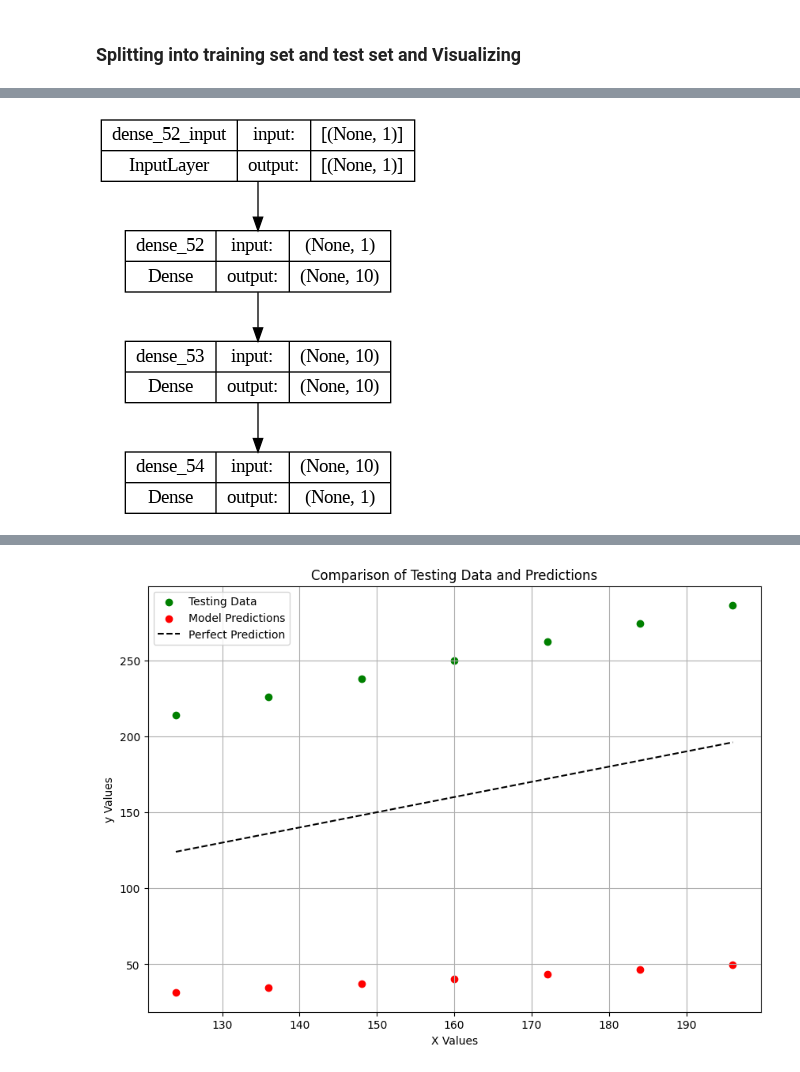
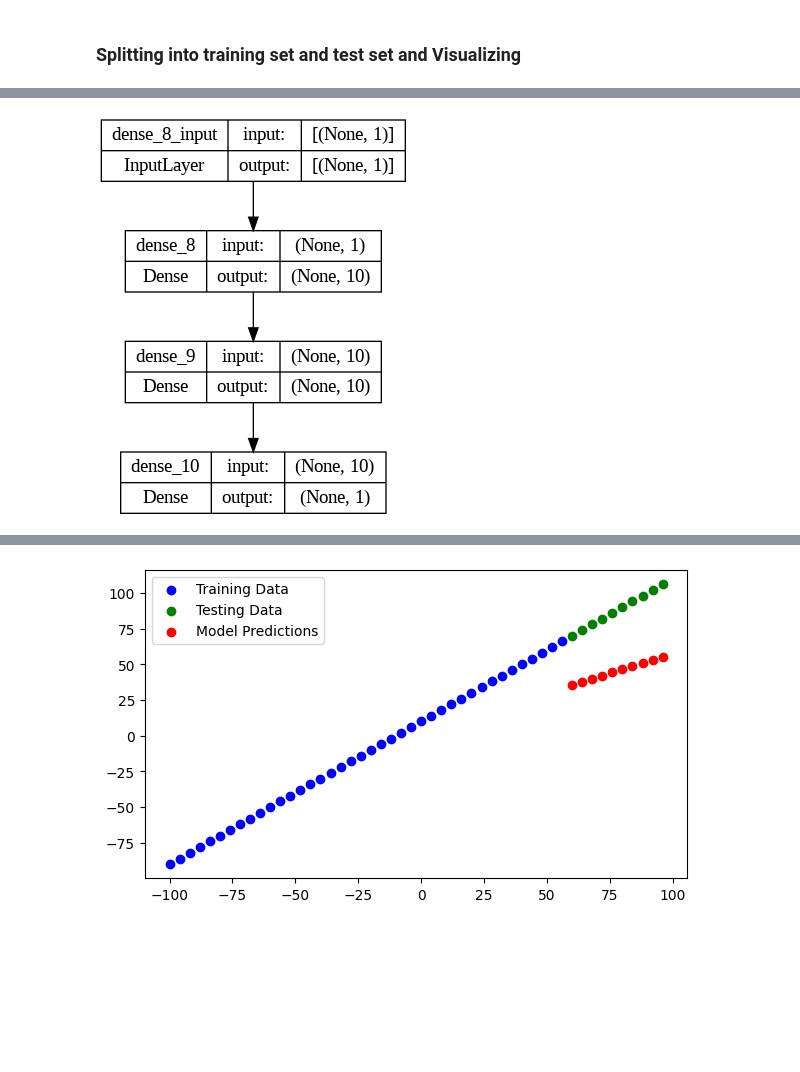
Before and after one commit to Prajwal-ak-0/AI, a Jupyter notebook: 1_Neural_network_regression.ipynb, the cells around one changed output, grey strips where cells are left out. Saved outputs shown, nothing was run; the diff lists cells and outputs as text; code cells hidden in the pictures; blank space fills up the shorter version.

```diff
--- a/1_Neural_network_regression.ipynb
+++ b/1_Neural_network_regression.ipynb
@@ -80,6 +80,6 @@ y_pred
 # %%
-X = np.arange(-200, 200, 12)
-y = np.arange(-110, 290, 12)
+X = np.arange(-100, 100, 4)
+y = np.arange(-90, 110, 4)
 
-y == X + 90, X.shape, len(y)
+X,y, y == X+10
 # %% [output]
@@ -92,10 +101,10 @@ y == X + 90, X.shape, len(y)
 # %% [markdown]
 ### Splitting into training set and test set and Visualizing
 # %%
-X_train = X[:27]
-y_train = y[:27]
-X_test = X[27:]
-y_test = y[27:]
+X_train = X[:40]
+y_train = y[:40]
+X_test = X[40:]
+y_test = y[40:]
 
 len(X_train), len(X_test)
 # %% [output]
@@ -163,23 +172,14 @@ _________________________________________________________________
 from tensorflow.keras.utils import plot_model
 plot_model(model, show_shapes=True)
 # %% [output]
-[figure, old version]
+[figure, new version]
 # %%
 y_pred = model.predict(X_test)
 
-plt.figure(figsize=(10, 7))
-
+plt.figure(figsize=(7,4))
+plt.scatter(X_train, y_train, c='b', label='Training Data')
 plt.scatter(X_test, y_test, c='g', label='Testing Data')
 plt.scatter(X_test, y_pred, c='r', label='Model Predictions')
-
-plt.plot(X_test, X_test, color='black', linestyle='--', label='Perfect Prediction')  # Adjust line style as needed
-
-plt.xlabel('X Values')
-plt.ylabel('y Values')
-plt.title('Comparison of Testing Data and Predictions')
-
 plt.legend()
-
-plt.grid(True)
 plt.show()
 # %% [output]
@@ -187,4 +187,4 @@ plt.show()
-[figure, old version]
+[figure, new version]
 # %%
 model.evaluate(X_test, y_test), tf.metrics.mean_absolute_error(y_true=y_test, y_pred=y_pred)
 # %% [output]
```
Also changed, not shown: parts of 25 cells of this notebook.
